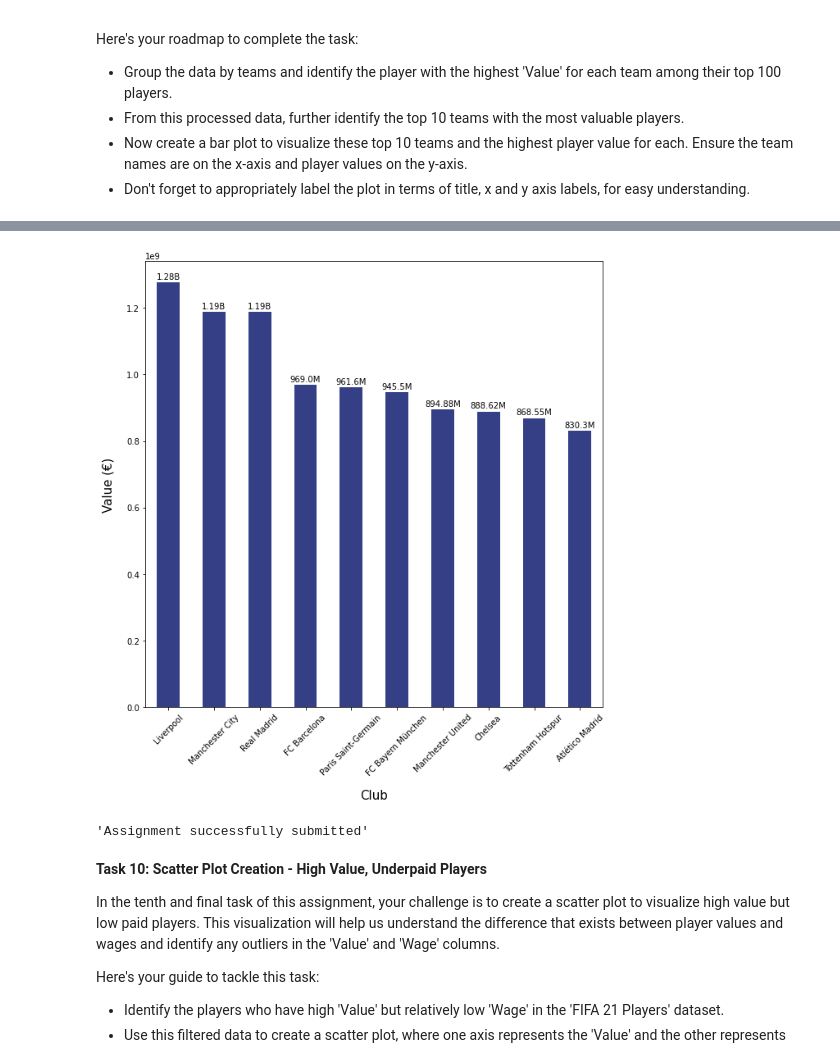
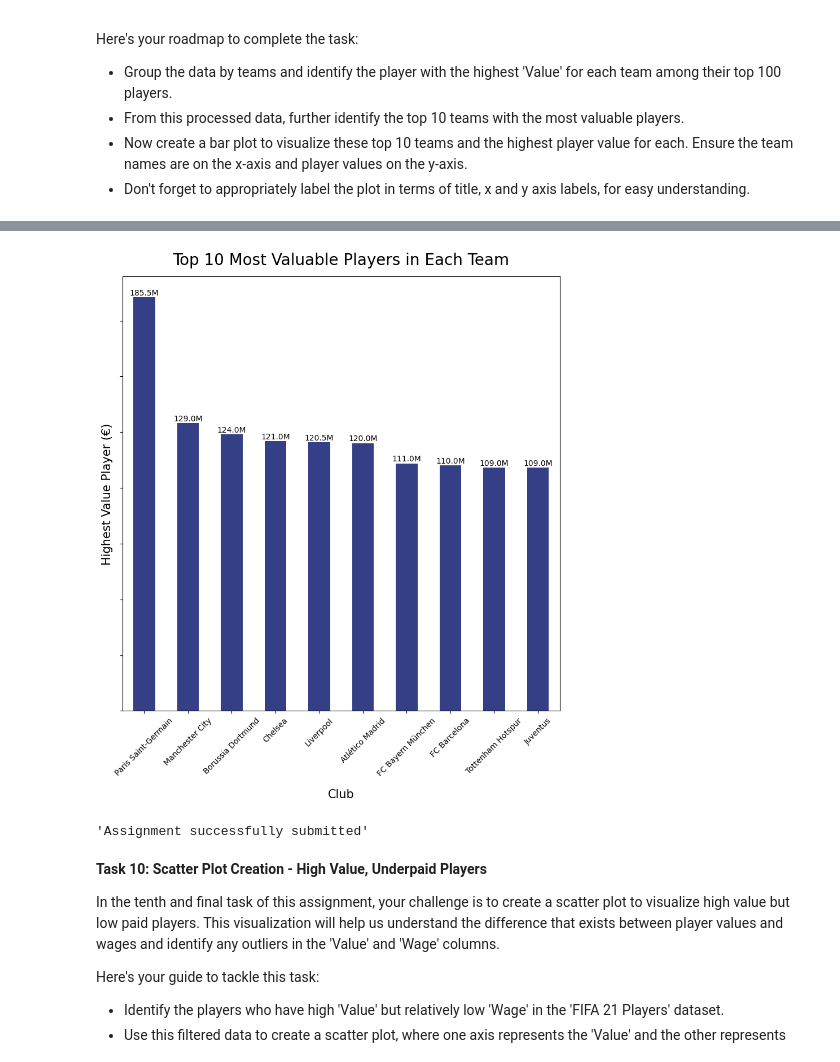
Before and after one commit to byrocuy/REA-AI_Mastery, a Jupyter notebook: week-2/assignments/pandas_assignment_fixed_notebook.ipynb, the cells around one changed output, grey strips where cells are left out. Cells and saved outputs as stored; diff of their text form; code cells hidden in the pictures.

```diff
--- a/week-2/assignments/pandas_assignment_fixed_notebook.ipynb
+++ b/week-2/assignments/pandas_assignment_fixed_notebook.ipynb
@@ -616,0 +634,4 @@ Index(['ID', 'Name', 'LongName', 'Nationality', 'Age', 'OVA', 'POT', 'Club',
+# %%
+top_perform_each_team = top100_OVA.sort_values(by='Value', ascending=False).groupby('Club').head(1).reset_index()
+top10_value_player = top_perform_each_team.head(10)
+top10_value_player[['Name', 'Club', 'Value']]
@@ -658,0 +661,10 @@ value_str
+# %%
+# convert value to millions or billions
+def convert_value(value):
+    if value >= 1000000000:
+        return str(round(value/1000000000, 2)) + 'B'
+    elif value >= 1000000:
+        return str(round(value/1000000, 2)) + 'M'
+
+top10_value_player.loc[:, 'Value_str'] = top10_value_player.loc[:, 'Value'].apply(convert_value)
+top10_value_player[['Name', 'Club', 'Value_str']]
@@ -659,23 +683,22 @@ value_str
 # %%
 # @title #### 09. Bar Plot Creation - Top 10 Most Valuable FIFA 21 Teams
 
 # Put your code here:
-top100_player_value_per_team = fifa_df.groupby('Club').apply(lambda x: x.nlargest(100, 'Value')).reset_index(drop=True)
-value_top_team = top100_player_per_team.groupby('Club')['Value'].sum().sort_values(ascending=False).head(10)
-value_top_team.plot(kind='bar', figsize=(10, 10), rot=45, color='#343f85')
+top10_value_player.plot(kind='bar', x='Club', y='Value', figsize=(10, 10), rot=45, color='#343f85', legend=False)
+plt.title('Top 10 Most Valuable Players in Each Team', fontsize=20, pad=15)
 plt.xlabel('Club', labelpad=15, fontsize=15)
-plt.ylabel('Value (€)', labelpad=15, fontsize=15)
-value_str = [convert_value(i) for i in value_top_team.values]
-for i, v in enumerate(value_top_team.values):
-    plt.text(i, v+10e6, value_str[i], ha='center', fontsize=10)
+plt.ylabel('Highest Value Player (€)', labelpad=5, fontsize=15)
+plt.gca().axes.yaxis.set_ticklabels([])
+for i, v in enumerate(top10_value_player.loc[:, 'Value_str'].values):
+    plt.text(i, top10_value_player.loc[i, 'Value'] + 1e6, v, ha='center', fontsize=10)
 
 plt.savefig('top-10-valuable-teams.jpg', format='jpeg') # save image
 plt.show()
 # ---- End of your code ----
 
 submit_image(student_id, '09. Bar Plot Creation - Top 10 Most Valuable FIFA 21 Teams', './top-10-valuable-teams.jpg')
 # %% [output]
-[figure, old version]
+[figure, new version]
 'Assignment successfully submitted'
 # %% [markdown]
 **Task 10: Scatter Plot Creation - High Value, Underpaid Players**
```
Also changed, not shown: parts of 11 cells of this notebook, 4 other files.
